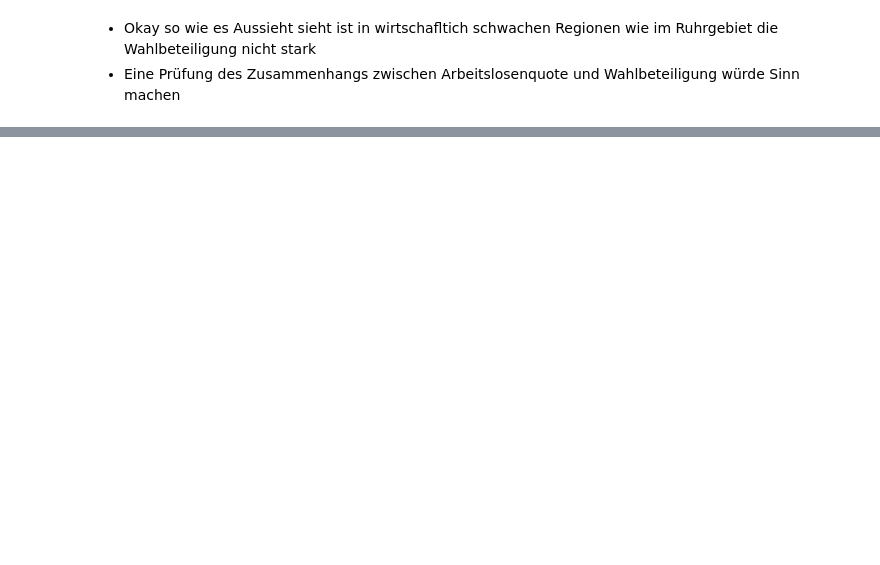
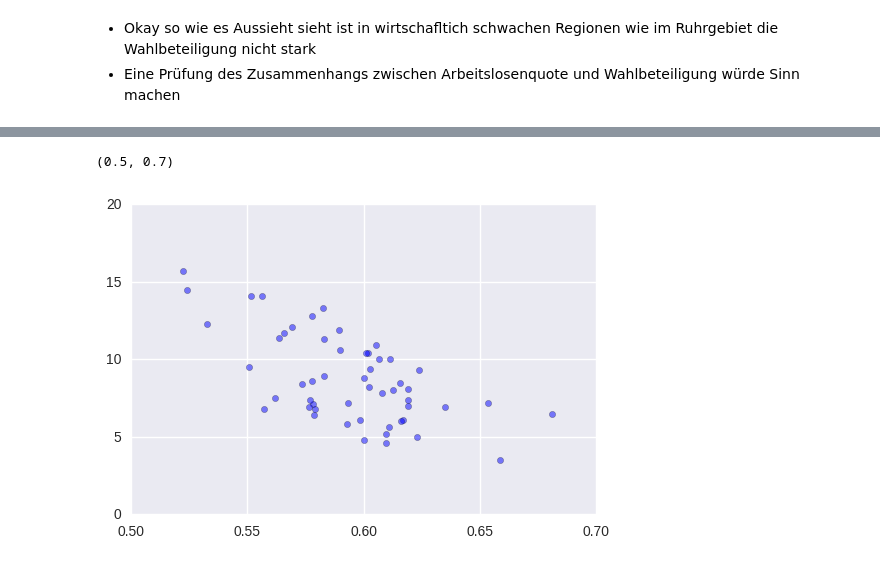
Before and after one commit to xlko/WahlbeteiligungNRW, a Jupyter notebook: WahlbeteiligungNRW.ipynb, the cells around one changed output, grey strips where cells are left out. Cells and saved outputs as stored; diff of their text form; code cells hidden in the pictures; blank space fills up the shorter version.

```diff
--- a/WahlbeteiligungNRW.ipynb
+++ b/WahlbeteiligungNRW.ipynb
@@ -414,0 +435,7 @@ karte
+# %%
+al_quote = al_quote.ix[2:, [1,2,10]]
+# %%
+al_quote.columns = ['AGS', 'GEM_Name', 'AlQuote']
+al_quote.head()
+# Ein weiteres Datenmunging ist nötig
+# Der Datensatz kann sofort mittels des AGS in der ersten Variablen gemergt werden.
@@ -414,0 +449,3 @@ karte
+# %%
+ags_al = pd.merge(wahlags, al_quote, how='left', left_on='RS', right_on='AGS')
+ags_al.info()
@@ -414,0 +486,2 @@ karte
+# %%
+ags_al['AlQuote'] = ags_al['AlQuote'].astype('float64')
@@ -414,0 +525,7 @@ karte
+# %%
+plt.scatter(ags_al['wahlbet'], ags_al['AlQuote'],alpha = 0.5)
+plt.ylim([0,20])
+plt.xlim([0.5,0.7])
+# %% [output]
+(0.5, 0.7)
+[figure, added]
```
Also changed, not shown: parts of 16 cells of this notebook, 2 other files.
